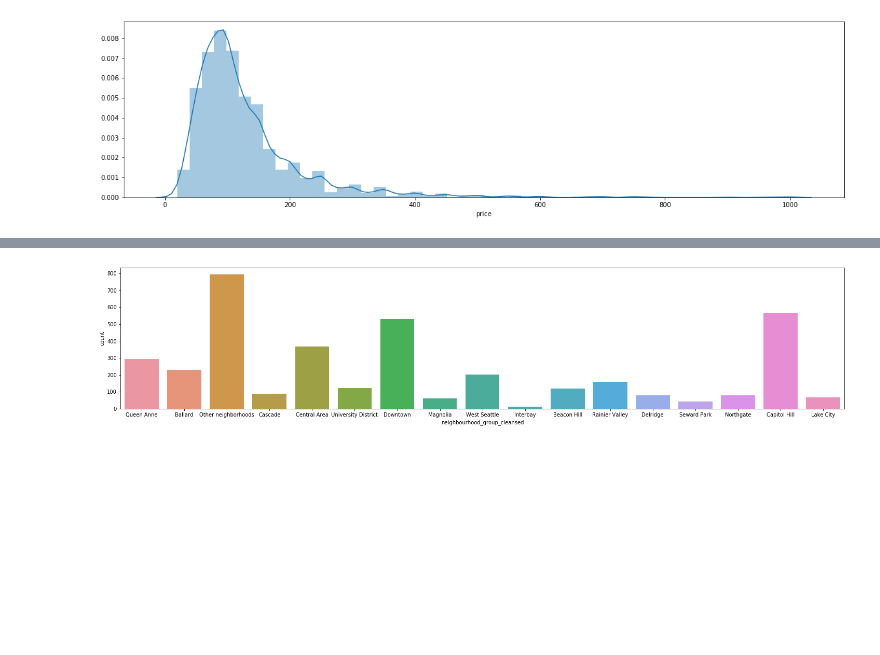
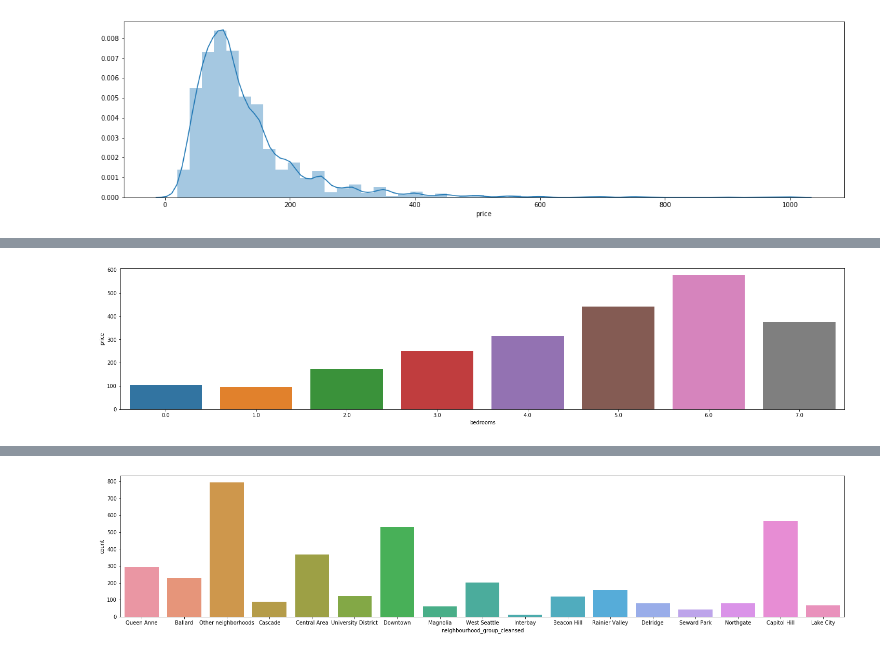
Before and after one commit to wjingyao/1015, a Jupyter notebook: Airbnb.ipynb, the cells around one changed output, grey strips where cells are left out. Saved outputs shown, nothing was run; the diff lists cells and outputs as text; code cells hidden in the pictures; blank space fills up the shorter version.

```diff
--- a/Airbnb.ipynb
+++ b/Airbnb.ipynb
@@ -84,0 +97,6 @@ plt.show()
+# %%
+plt.figure(figsize=(25,5))
+sb.barplot(data=pd.DataFrame(listings.groupby("bedrooms").mean()['price']).reset_index(), x = "bedrooms" , y = "price" )
+plt.show()
+# %% [output]
+[figure, added]
```
Also changed, not shown: parts of 18 cells of this notebook, 1 other file.
